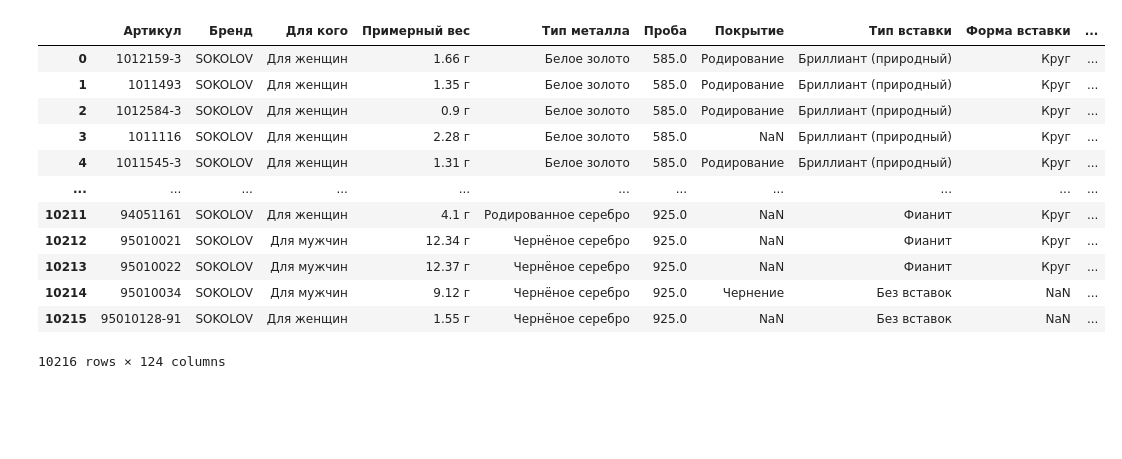
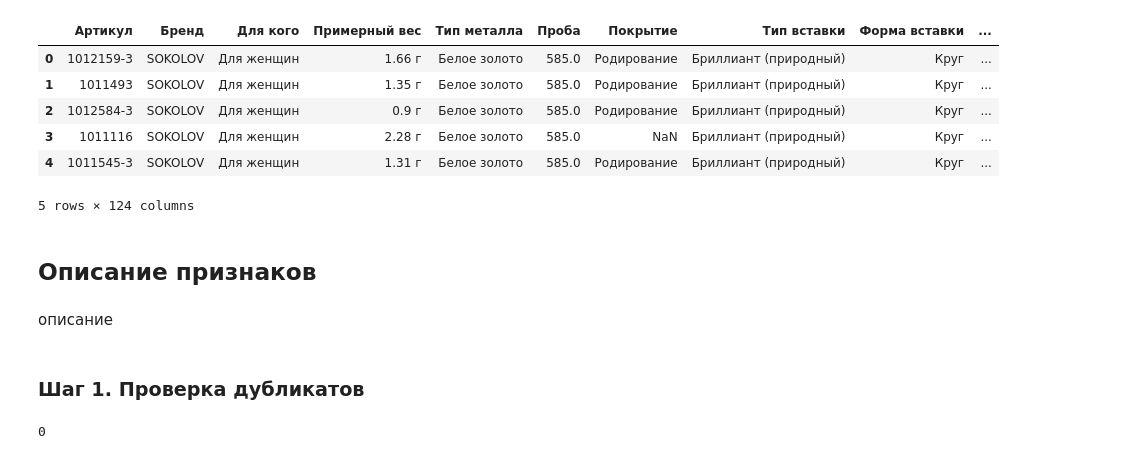
Before and after one commit to tisheedesh/Project, a Jupyter notebook: EDA.ipynb, the cells around one changed output. Drawn from its saved outputs; the diff is of its cells as text; code cells hidden in the pictures; blank space fills up the shorter version.

```diff
--- a/EDA.ipynb
+++ b/EDA.ipynb
@@ -4,18 +4,23 @@ import pandas as pd
 # %%
 data = pd.read_csv('https://raw.githubusercontent.com/tisheedesh/Project/main/data.csv').drop(['Unnamed: 0'], axis = 1)
 # %%
-data
+data.head()
 # %% [output]
 |  | Артикул | Бренд | Для кого | Примерный вес | Тип металла | Проба | Покрытие | Тип вставки | Форма вставки | ... |
 | 0 | 1012159-3 | SOKOLOV | Для женщин | 1.66 г | Белое золото | 585.0 | Родирование | Бриллиант (природный) | Круг | ... |
 | 1 | 1011493 | SOKOLOV | Для женщин | 1.35 г | Белое золото | 585.0 | Родирование | Бриллиант (природный) | Круг | ... |
 | 2 | 1012584-3 | SOKOLOV | Для женщин | 0.9 г | Белое золото | 585.0 | Родирование | Бриллиант (природный) | Круг | ... |
 | 3 | 1011116 | SOKOLOV | Для женщин | 2.28 г | Белое золото | 585.0 | NaN | Бриллиант (природный) | Круг | ... |
 | 4 | 1011545-3 | SOKOLOV | Для женщин | 1.31 г | Белое золото | 585.0 | Родирование | Бриллиант (природный) | Круг | ... |
-| ... | ... | ... | ... | ... | ... | ... | ... | ... | ... | ... |
-| 10211 | 94051161 | SOKOLOV | Для женщин | 4.1 г | Родированное серебро | 925.0 | NaN | Фианит | Круг | ... |
-| 10212 | 95010021 | SOKOLOV | Для мужчин | 12.34 г | Чернёное серебро | 925.0 | NaN | Фианит | Круг | ... |
-| 10213 | 95010022 | SOKOLOV | Для мужчин | 12.37 г | Чернёное серебро | 925.0 | NaN | Фианит | Круг | ... |
-| 10214 | 95010034 | SOKOLOV | Для мужчин | 9.12 г | Чернёное серебро | 925.0 | Чернение | Без вставок | NaN | ... |
-| 10215 | 95010128-91 | SOKOLOV | Для женщин | 1.55 г | Чернёное серебро | 925.0 | NaN | Без вставок | NaN | ... |
-10216 rows × 124 columns
+5 rows × 124 columns
+# %% [markdown]
+## **Описание признаков**
+# %% [markdown]
+описание
+# %% [markdown]
+### Шаг 1. Проверка дубликатов
+# %%
+# проверка на дубликаты: их нет
+data.duplicated().sum()
+# %% [output]
+0
```
Also changed, not shown: parts of 13 cells of this notebook.
